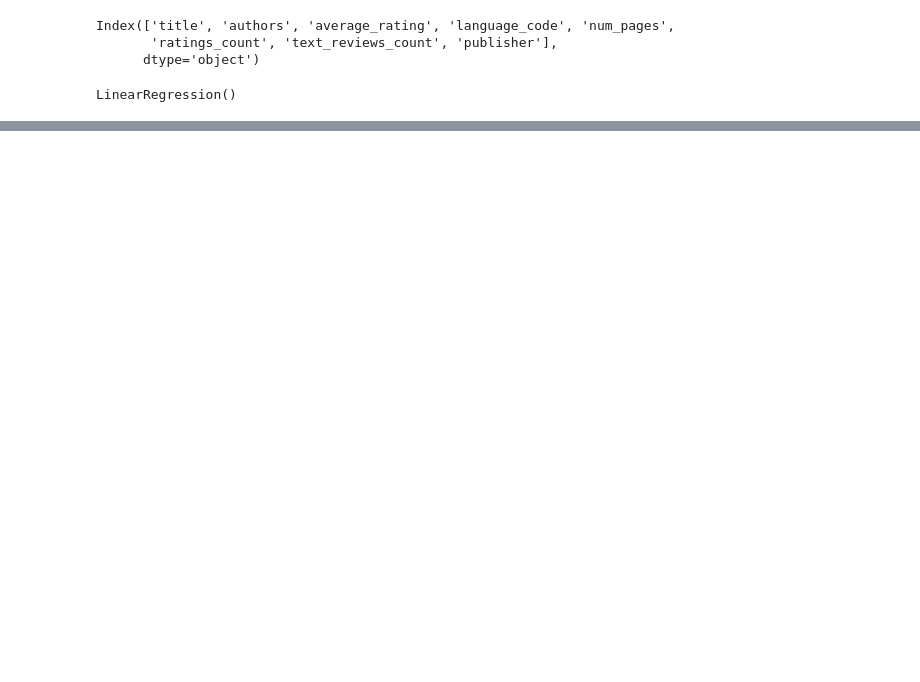
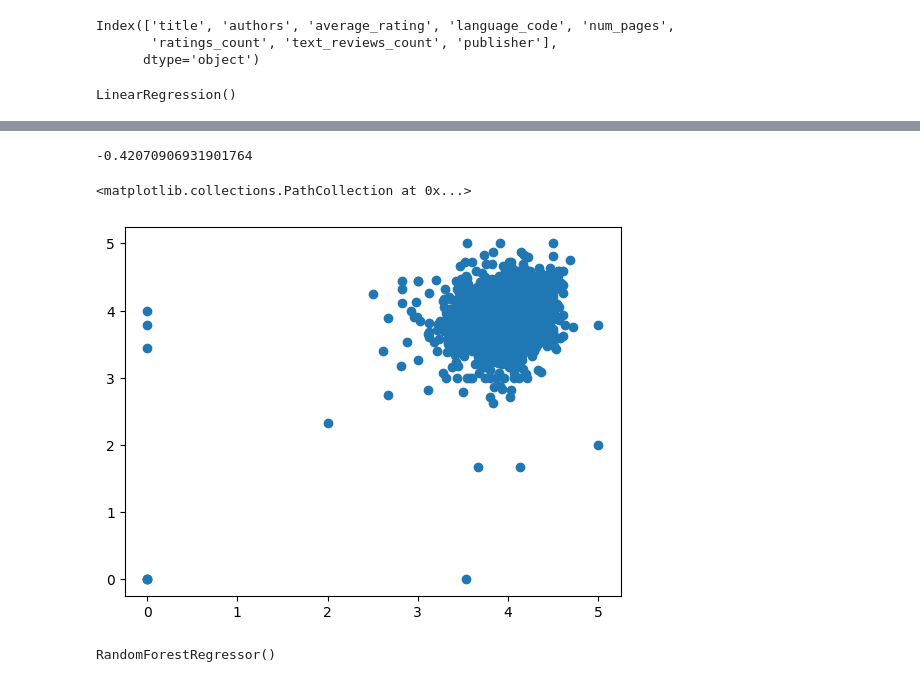
Before and after one commit to Mounir523/DSTI-Machine-Learning-Python-Group-Project, a Jupyter notebook: Bookreviewpre_project.ipynb, the cells around one changed output, grey strips where cells are left out. Drawn from its saved outputs; the diff is of its cells as text; code cells hidden in the pictures; blank space fills up the shorter version.

```diff
--- a/Bookreviewpre_project.ipynb
+++ b/Bookreviewpre_project.ipynb
@@ -441,0 +463,6 @@ plt.scatter(Actual, Predict)
+# %%
+Actual_dtr= y_test.tolist()
+Predict_dtr= y_pred_dtr.tolist()
+predictions_dtr = pd.DataFrame({'Average_rating': Actual_dtr, 'Predicted_values': Predict_dtr})
+
+predictions_dtr.head(20)
@@ -441,0 +487,10 @@ plt.scatter(Actual, Predict)
+# %%
+r2_score_dtr=r2_score(y_test,y_pred_dtr)
+r2_score_dtr
+# %% [output]
+-0.42070906931901764
+# %%
+plt.scatter(Actual_dtr, Predict_dtr)
+# %% [output]
+<matplotlib.collections.PathCollection at 0x...>
+[figure, added]
@@ -441,0 +503,4 @@ plt.scatter(Actual, Predict)
+# %%
+rfr_model.fit(X=X_train,y=y_train)
+# %% [output]
+RandomForestRegressor()
```
Also changed, not shown: parts of 75 cells of this notebook.
